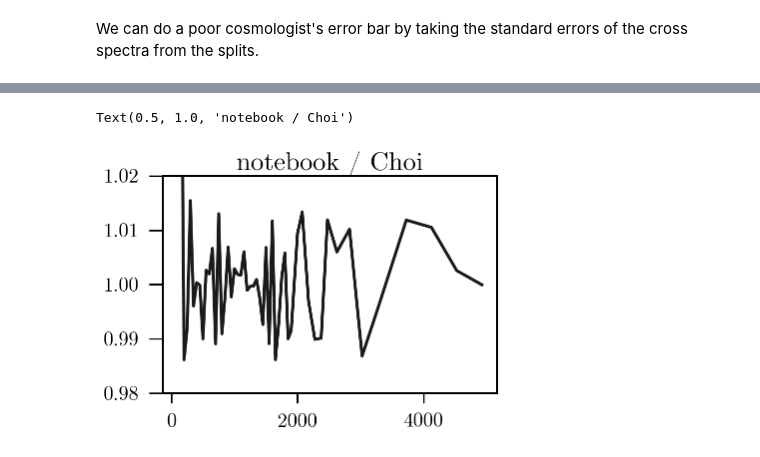
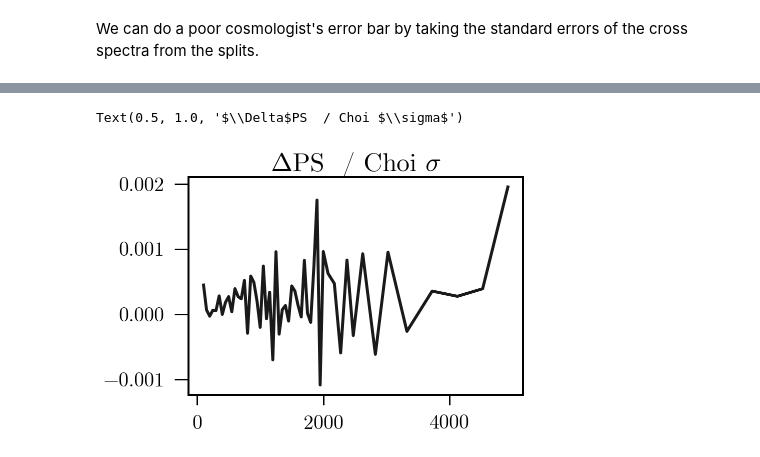
Before and after one commit to xzackli/actps, a Jupyter notebook: choi_ref_TT_pa1.ipynb, the cells around one changed output, grey strips where cells are left out. Cells and saved outputs as stored; diff of their text form; code cells hidden in the pictures.

```diff
--- a/choi_ref_TT_pa1.ipynb
+++ b/choi_ref_TT_pa1.ipynb
@@ -39,17 +53,16 @@ enplot.show(plots)
 # %%
-kx = 90
-ky = 50
-kx_apo = 0
-ky_apo = 0
-unpixwin = 1
-d_th = 1/120.
+# kx = 90
+# ky = 50
+# kx_apo = 0
+# ky_apo = 0
+# unpixwin = 1
+# d_th = 1/120.
 
-boxed_maps = [rm.submap(box, mode='round') for rm in raw_maps]
-maps = [enmap.samewcs(
-            kfilter.get_map_kx_ky_filtered_pyfftw(
-                apo*m,d_th,kx,kx_apo,ky,ky_apo,unpixwin=unpixwin,zero_pad=False),
-            m)
-    for m in boxed_maps]
+# maps = [enmap.samewcs(
+#             kfilter.get_map_kx_ky_filtered_pyfftw(
+#                 apo*m,d_th,kx,kx_apo,ky,ky_apo,unpixwin=unpixwin,zero_pad=False),
+#             m)
+#     for m in boxed_maps]
 # %% [markdown]
 ## Map
 
@@ -90,7 +98,7 @@ for i, (bl, br) in enumerate(zip(binleft[1:], binright[1:])):
 
 weights = np.array([1.0 / np.sum(bpws == bpws[l]) for l in range(lmax)])
 # %%
-b =nmt.NmtBin(2048,bpws=bpws,ells=ells,weights=weights, lmax=lmax)
+b =nmt.NmtBin(2048,bpws=bpws,ells=ells,weights=weights, lmax=lmax, is_Dell=True)
 lb = b.get_effective_ells()
 # %%
 plt.plot(bpws)
@@ -132,10 +163,11 @@ fields = [nmt.NmtField(mask, [maps[i]], beam=beam, wcs=mask.wcs, n_iter=niter)
 # we can reuse the workspace w0 from earlier
 for i in range(nsplits):
     for j in range(nsplits):
-        if i > j:
+        if i >= j:
             cl_coupled = nmt.compute_coupled_cell(fields[i], fields[j])
             Cb = w0.decouple_cell(cl_coupled)
             ps_dict[f"{i},{j}"] = Cb
-            cross_spectra += [Cb[0]]
+            if i > j:
+                cross_spectra += [Cb[0]]
 # %%
 len(cross_spectra)
@@ -153,12 +197,12 @@ actual_cltt = np.loadtxt("data/from_choi/ps/deep56_s14_pa1_f150_c7v5_car_190220_
 choi_dl = actual_cltt[2:54,1]
 choi_delta_dl = actual_cltt[2:54,2]
 plt.errorbar( actual_cltt[2:54,0] , (choi_dl * actual_cltt[2:54,0]**2),
-             yerr = choi_delta_dl * actual_cltt[2:54,0]**2, fmt='k.', lw=1, ms=1, label="Choi Reference Spectra" )
+             yerr = ( choi_delta_dl) * actual_cltt[2:54,0]**2, fmt='k.', lw=1, ms=1, label="Choi Reference Spectra" )
 
 lbs = lb[1:-3]
-notebook_dl = mean_Cltt[1:-3]  * lbs * (lbs+1) / 2 / np.pi
-plt.errorbar(lbs, notebook_dl * lbs**2 ,
-             fmt='r.', yerr=(se_Cltt)[1:-3] * lbs * (lbs+1) / 2 / np.pi * lbs**2 ,
+notebook_dl = mean_Cltt[1:-3]
+plt.errorbar(lbs + 10, notebook_dl * lbs**2 ,
+             fmt='r.', yerr=(notebook_dl / np.sqrt(2 * lbs + 1) + se_Cltt[1:-3]) * lbs**2  ,
              lw=1, ms=1, label="this notebook")
 plt.ylabel(r"$\ell^2 D_{\ell}$")
 plt.legend(frameon=True)
@@ -171,7 +223,6 @@ plt.ylim(-1e8, 2.5e9)
 # %%
-plt.plot( lbs, notebook_dl / choi_dl )
-plt.ylim(0.98, 1.02)
-plt.title("notebook / Choi")
+plt.plot( lbs, (notebook_dl - choi_dl) / choi_delta_dl )
+plt.title("$\Delta$PS  / Choi $\sigma$")
 # %% [output]
-Text(0.5, 1.0, 'notebook / Choi')
+Text(0.5, 1.0, '$\\Delta$PS  / Choi $\\sigma$')
-[figure, old version]
+[figure, new version]
```
Also changed, not shown: parts of 19 cells of this notebook, 2 other files.
